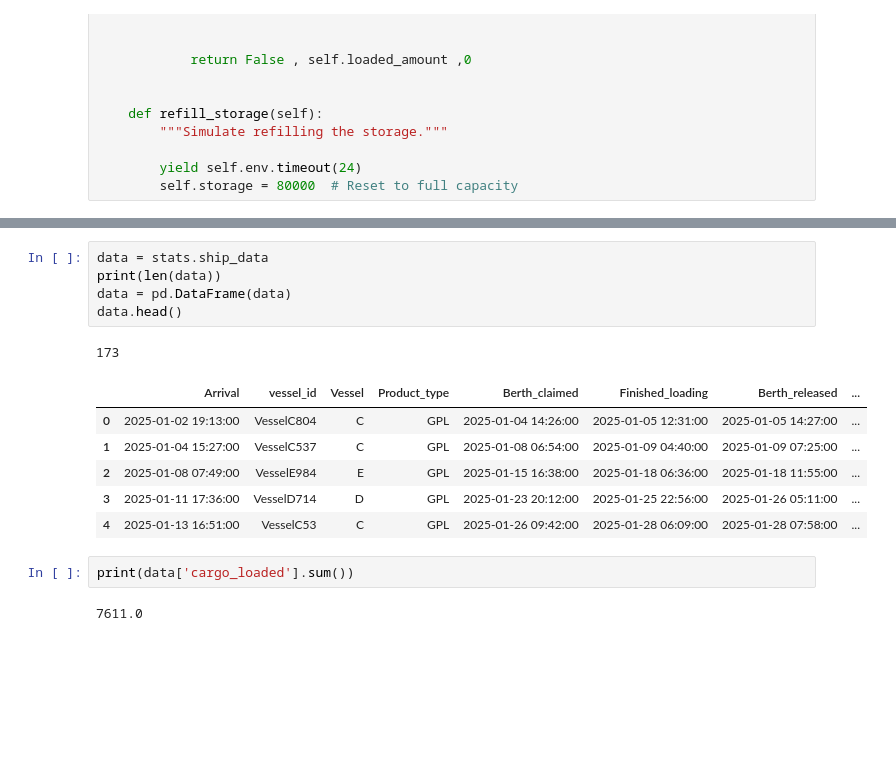
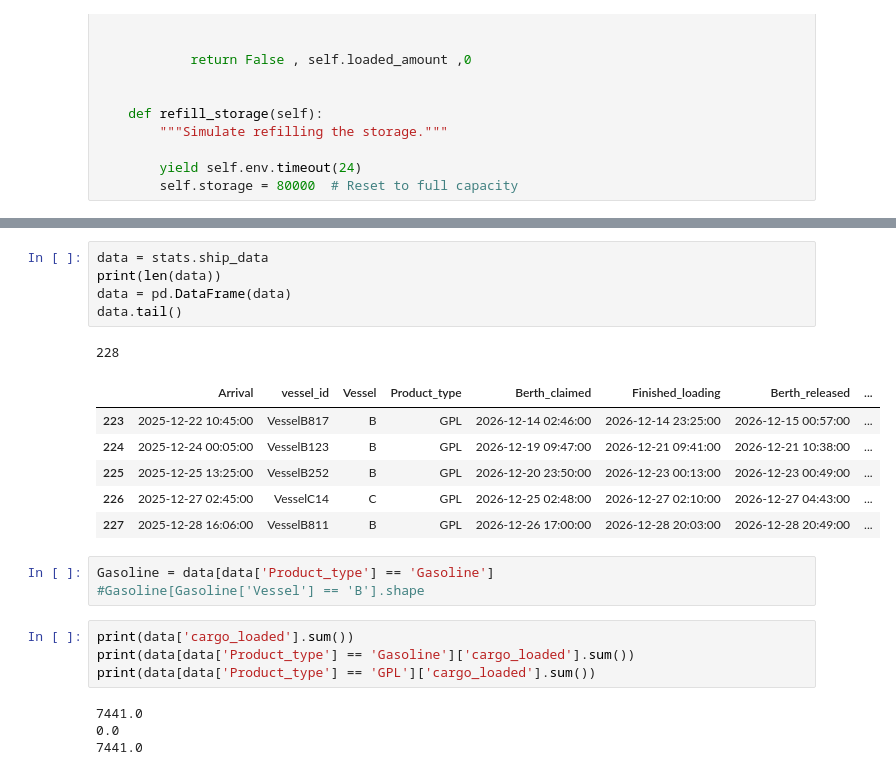
Before and after one commit to Mohammed-khlifi/port_trafic_simulation, a Jupyter notebook: DES.ipynb, the cells around one changed output, grey strips where cells are left out. Saved outputs shown, nothing was run; the diff lists cells and outputs as text; blank space fills up the shorter version.

```diff
--- a/DES.ipynb
+++ b/DES.ipynb
@@ -802,18 +934,25 @@ ships_kpis_bytype
 # %%
 data = stats.ship_data
 print(len(data))
 data = pd.DataFrame(data)
-data.head()
+data.tail()
 # %% [output]
-173
+228
 |  | Arrival | vessel_id | Vessel | Product_type | Berth_claimed | Finished_loading | Berth_released | ... |
-| 0 | 2025-01-02 19:13:00 | VesselC804 | C | GPL | 2025-01-04 14:26:00 | 2025-01-05 12:31:00 | 2025-01-05 14:27:00 | ... |
-| 1 | 2025-01-04 15:27:00 | VesselC537 | C | GPL | 2025-01-08 06:54:00 | 2025-01-09 04:40:00 | 2025-01-09 07:25:00 | ... |
-| 2 | 2025-01-08 07:49:00 | VesselE984 | E | GPL | 2025-01-15 16:38:00 | 2025-01-18 06:36:00 | 2025-01-18 11:55:00 | ... |
-| 3 | 2025-01-11 17:36:00 | VesselD714 | D | GPL | 2025-01-23 20:12:00 | 2025-01-25 22:56:00 | 2025-01-26 05:11:00 | ... |
-| 4 | 2025-01-13 16:51:00 | VesselC53 | C | GPL | 2025-01-26 09:42:00 | 2025-01-28 06:09:00 | 2025-01-28 07:58:00 | ... |
+| 223 | 2025-12-22 10:45:00 | VesselB817 | B | GPL | 2026-12-14 02:46:00 | 2026-12-14 23:25:00 | 2026-12-15 00:57:00 | ... |
+| 224 | 2025-12-24 00:05:00 | VesselB123 | B | GPL | 2026-12-19 09:47:00 | 2026-12-21 09:41:00 | 2026-12-21 10:38:00 | ... |
+| 225 | 2025-12-25 13:25:00 | VesselB252 | B | GPL | 2026-12-20 23:50:00 | 2026-12-23 00:13:00 | 2026-12-23 00:49:00 | ... |
+| 226 | 2025-12-27 02:45:00 | VesselC14 | C | GPL | 2026-12-25 02:48:00 | 2026-12-27 02:10:00 | 2026-12-27 04:43:00 | ... |
+| 227 | 2025-12-28 16:06:00 | VesselB811 | B | GPL | 2026-12-26 17:00:00 | 2026-12-28 20:03:00 | 2026-12-28 20:49:00 | ... |
-# %%
-print(data['cargo_loaded'].sum())
-# %% [output]
-7611.0
+# %%
+Gasoline = data[data['Product_type'] == 'Gasoline']
+#Gasoline[Gasoline['Vessel'] == 'B'].shape
+# %%
+print(data['cargo_loaded'].sum())
+print(data[data['Product_type'] == 'Gasoline']['cargo_loaded'].sum())
+print(data[data['Product_type'] == 'GPL']['cargo_loaded'].sum())
+# %% [output]
+7441.0
+0.0
+7441.0
 # %%
```
Also changed, not shown: parts of 17 cells of this notebook.
